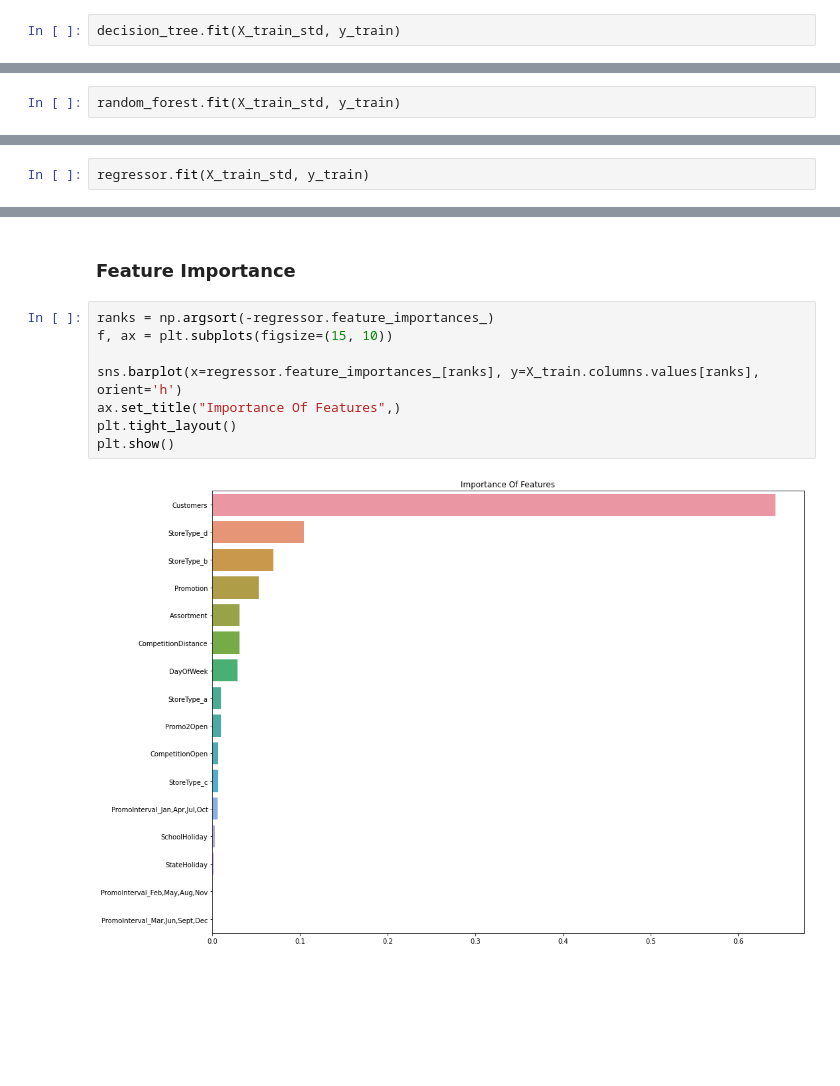
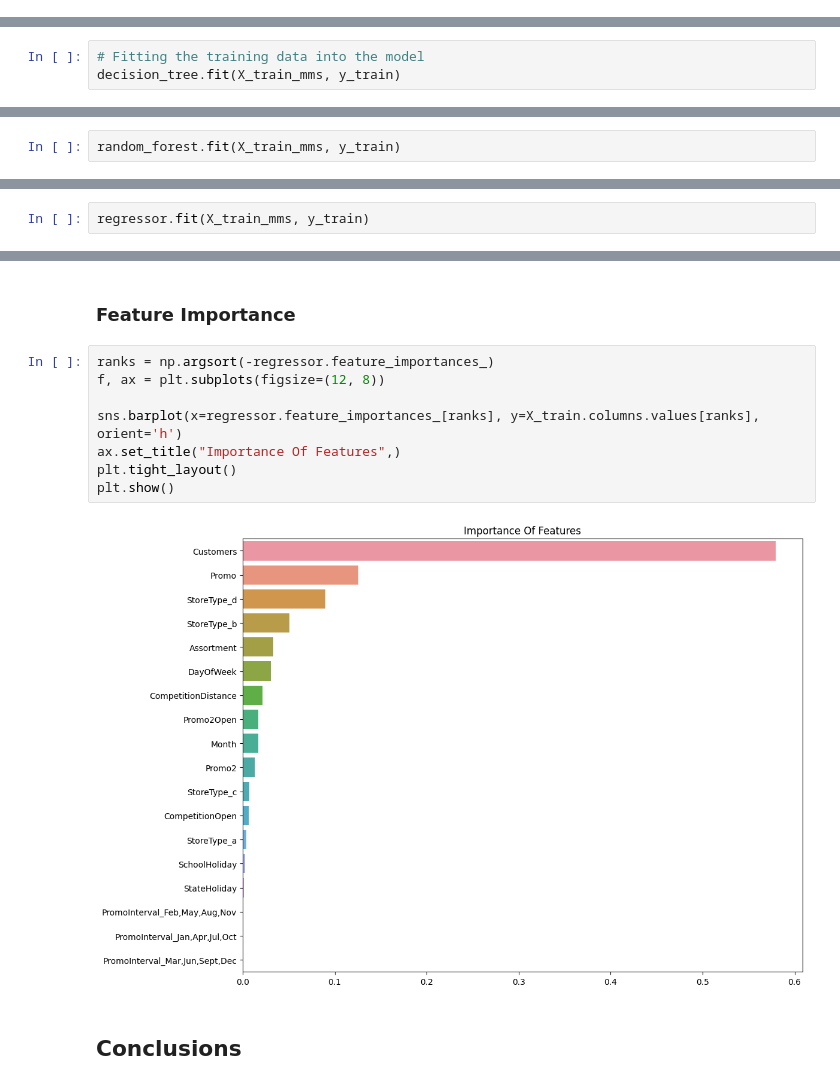
Before and after one commit to sahu-vishal/Rossmann-Sales-Prediction, a Jupyter notebook: Rossmann_Sales_Prediction_Capstone_Project.ipynb, the cells around one changed output, grey strips where cells are left out. Cells and saved outputs as stored; diff of their text form; blank space fills up the shorter version.

```diff
--- a/Rossmann_Sales_Prediction_Capstone_Project.ipynb
+++ b/Rossmann_Sales_Prediction_Capstone_Project.ipynb
@@ -675,2 +689,0 @@ decision_tree=DecisionTreeRegressor(max_depth=5)
-# %%
-decision_tree.fit(X_train_std, y_train)
@@ -687,0 +693,3 @@ Adjusted R2 for the model is : 0.8740337835938548
+# %%
+# Fitting the training data into the model
+decision_tree.fit(X_train_mms, y_train)
@@ -707,5 +714,5 @@ random_forest=RandomForestRegressor(n_estimators =100,max_depth=8)
 # %%
-random_forest.fit(X_train_std, y_train)
+random_forest.fit(X_train_mms, y_train)
 # %% [output]
 RandomForestRegressor(max_depth=8)
 # %%
@@ -722,5 +730,5 @@ Adjusted R2 for the model is : 0.9226666109848116
 # %%
 regressor = XGBRegressor()
 # %%
-regressor.fit(X_train_std, y_train)
+regressor.fit(X_train_mms, y_train)
 # %% [output]
@@ -739,11 +748,13 @@ Adjusted R2 for the model is : 0.9338248459024721
 ### Feature Importance
 # %%
 ranks = np.argsort(-regressor.feature_importances_)
-f, ax = plt.subplots(figsize=(15, 10))
+f, ax = plt.subplots(figsize=(12, 8))
 
 sns.barplot(x=regressor.feature_importances_[ranks], y=X_train.columns.values[ranks], orient='h')
 ax.set_title("Importance Of Features",)
 plt.tight_layout()
 plt.show()
 # %% [output]
-[figure, old version]
+[figure, new version]
+# %% [markdown]
+## Conclusions
```
Also changed, not shown: parts of 67 cells of this notebook.
